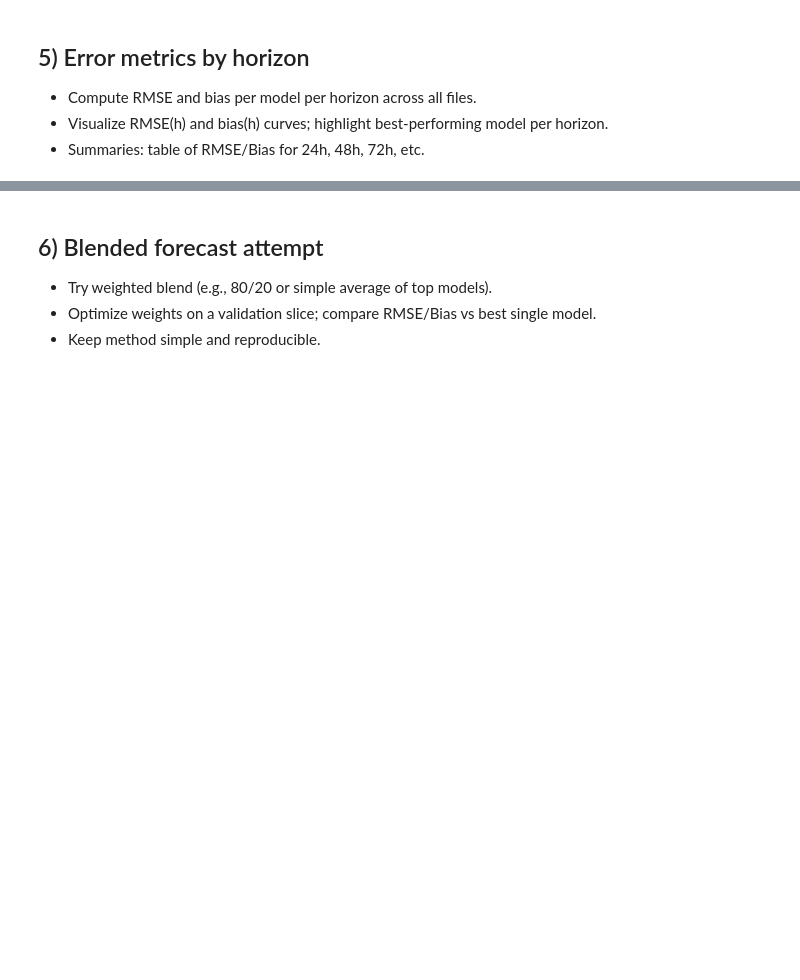
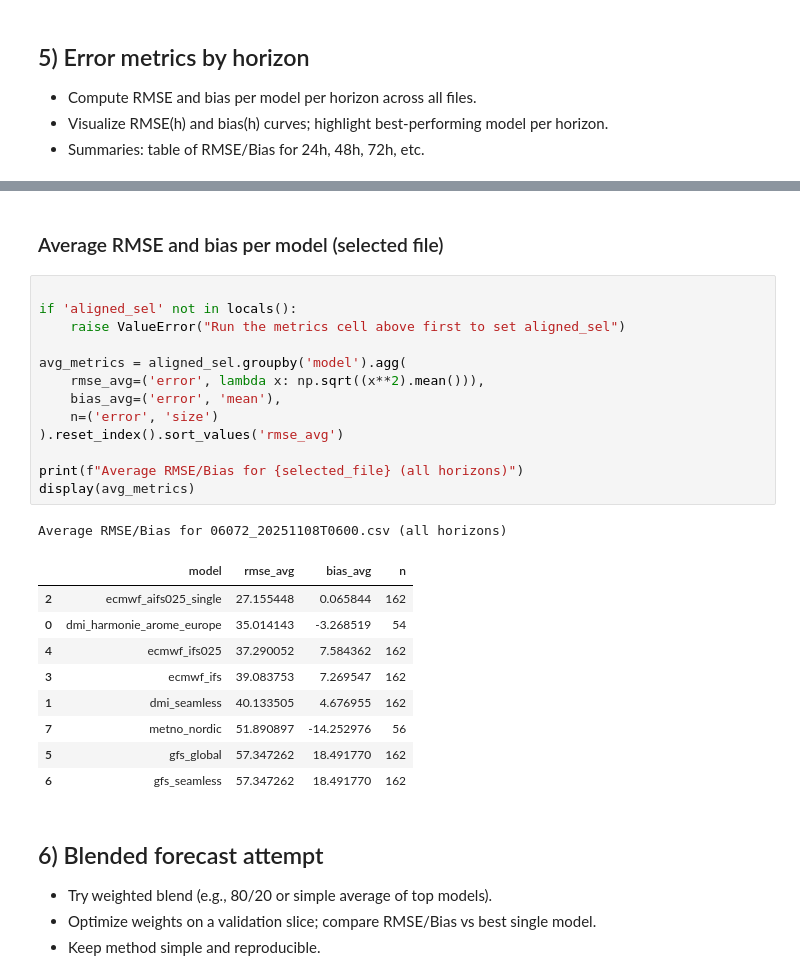
Before and after one commit to Louis2308/Solar-poster, a Jupyter notebook: Forcast_Comparison.ipynb, the cells around one changed output, grey strips where cells are left out. Cells and saved outputs as stored; diff of their text form; blank space fills up the shorter version.

```diff
--- a/Forcast_Comparison.ipynb
+++ b/Forcast_Comparison.ipynb
@@ -209,3 +308,30 @@ Total models in aligned data: 8 -> ['dmi_harmonie_arome_europe', 'dmi_seamless',
+# %% [markdown]
+
+### Average RMSE and bias per model (selected file)
+# %%
+
+if 'aligned_sel' not in locals():
+    raise ValueError("Run the metrics cell above first to set aligned_sel")
+
+avg_metrics = aligned_sel.groupby('model').agg(
+    rmse_avg=('error', lambda x: np.sqrt((x**2).mean())),
+    bias_avg=('error', 'mean'),
+    n=('error', 'size')
+).reset_index().sort_values('rmse_avg')
+
+print(f"Average RMSE/Bias for {selected_file} (all horizons)")
+display(avg_metrics)
+# %% [output]
+Average RMSE/Bias for 06072_20251108T0600.csv (all horizons)
+|  | model | rmse_avg | bias_avg | n |
+| 2 | ecmwf_aifs025_single | 27.155448 | 0.065844 | 162 |
+| 0 | dmi_harmonie_arome_europe | 35.014143 | -3.268519 | 54 |
+| 4 | ecmwf_ifs025 | 37.290052 | 7.584362 | 162 |
+| 3 | ecmwf_ifs | 39.083753 | 7.269547 | 162 |
+| 1 | dmi_seamless | 40.133505 | 4.676955 | 162 |
+| 7 | metno_nordic | 51.890897 | -14.252976 | 56 |
+| 5 | gfs_global | 57.347262 | 18.491770 | 162 |
+| 6 | gfs_seamless | 57.347262 | 18.491770 | 162 |
 # %% [markdown]
 
 ## 6) Blended forecast attempt
```
Also changed, not shown: parts of 4 cells of this notebook.
